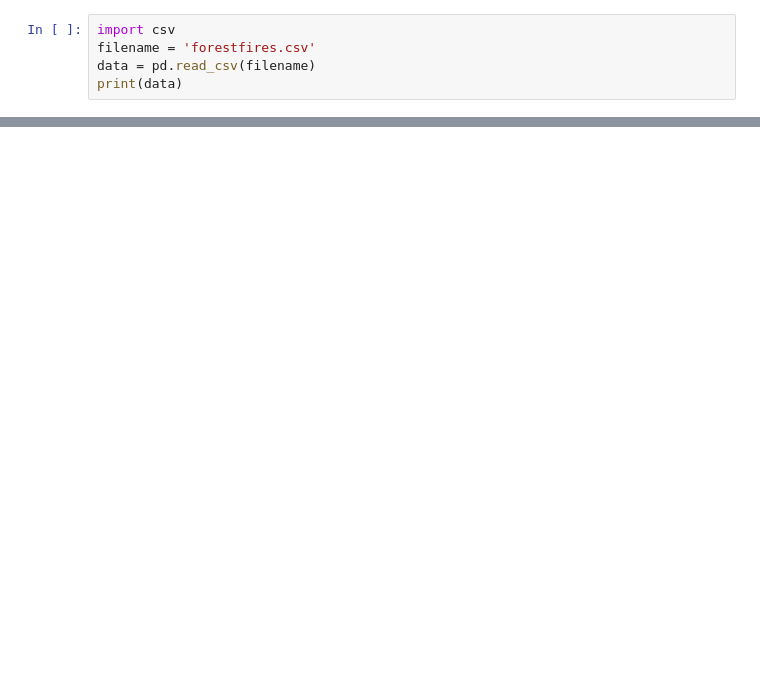
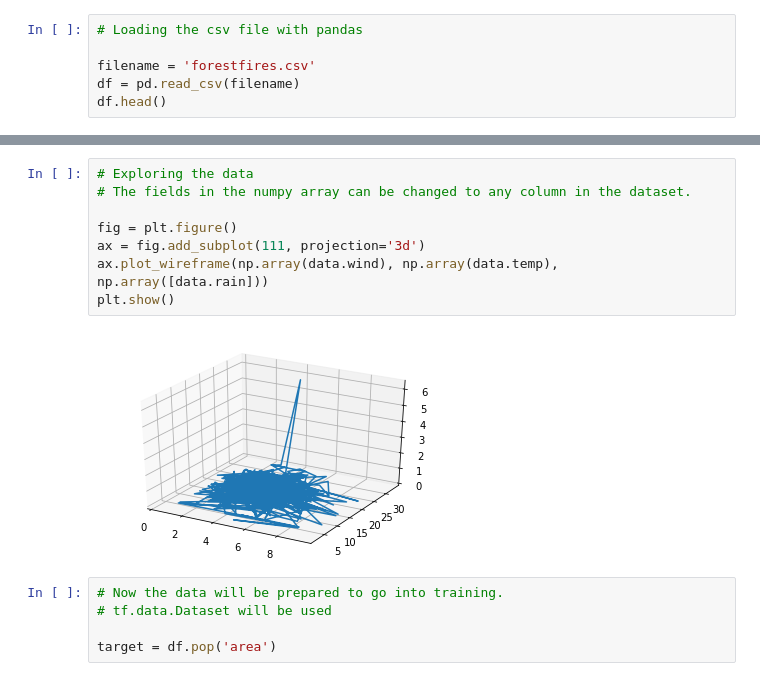
Before and after one commit to Juicymangoes123/Forest_fires, a Jupyter notebook: Forest Fires Regression.ipynb, the cells around one changed output, grey strips where cells are left out. Cells and saved outputs as stored; diff of their text form; blank space fills up the shorter version.

```diff
--- a/Forest Fires Regression.ipynb
+++ b/Forest Fires Regression.ipynb
@@ -6,6 +11,7 @@ import pandas as pd
 # %%
-import csv
+# Loading the csv file with pandas
+
 filename = 'forestfires.csv'
-data = pd.read_csv(filename)
-print(data)
+df = pd.read_csv(filename)
+df.head()
 # %% [output]
@@ -25,0 +58,15 @@ print(data)
+# %%
+# Exploring the data
+# The fields in the numpy array can be changed to any column in the dataset.
+
+fig = plt.figure()
+ax = fig.add_subplot(111, projection='3d')
+ax.plot_wireframe(np.array(data.wind), np.array(data.temp), np.array([data.rain]))
+plt.show()
+# %% [output]
+[figure, added]
+# %%
+# Now the data will be prepared to go into training.
+# tf.data.Dataset will be used
+
+target = df.pop('area')
```
Also changed, not shown: parts of 8 cells of this notebook.
